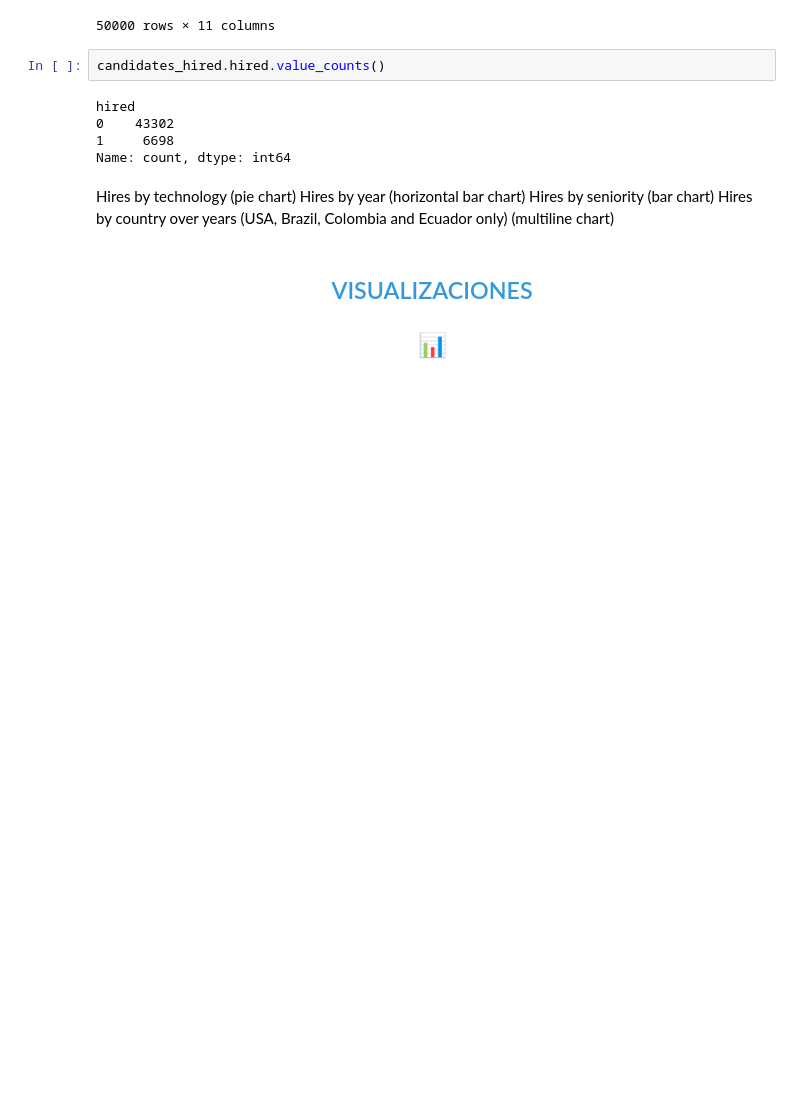
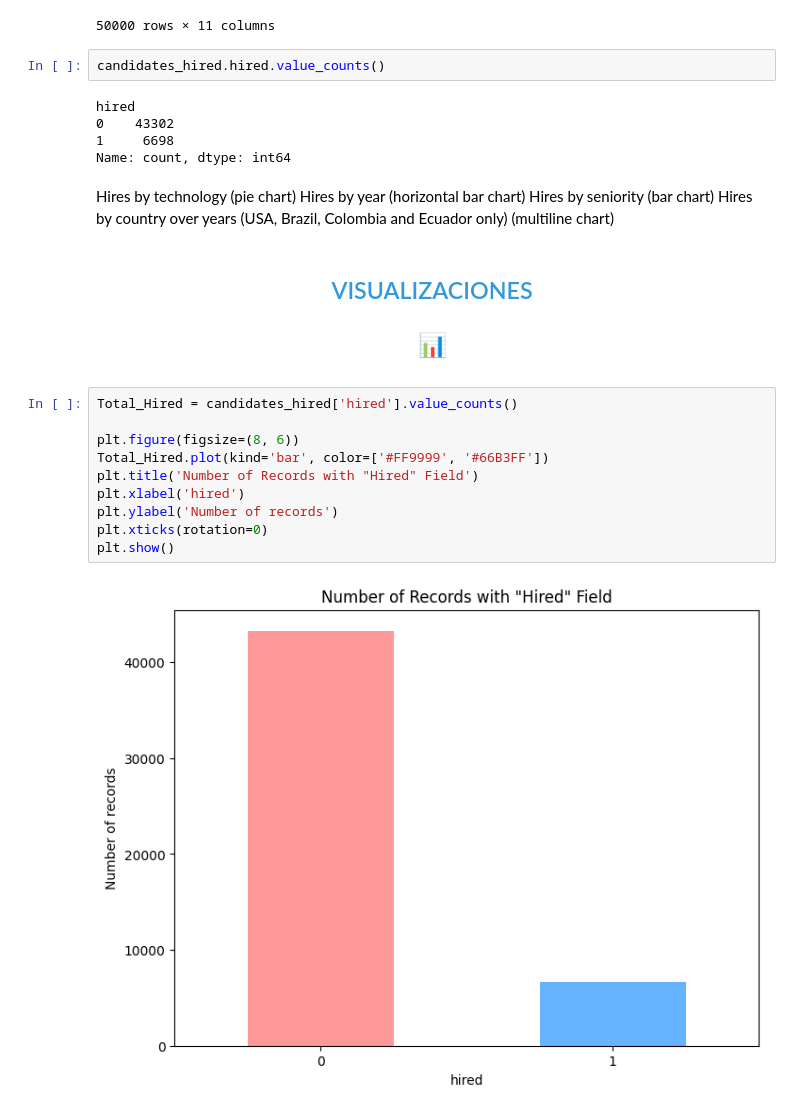
Before and after one commit to MafeTello/ETL_workshop1, a Jupyter notebook: notebook/EDA.ipynb, the cells around one changed output. Drawn from its saved outputs; the diff is of its cells as text; blank space fills up the shorter version.

```diff
--- a/notebook/EDA.ipynb
+++ b/notebook/EDA.ipynb
@@ -140,4 +129,16 @@ Hires by seniority (bar chart)
 Hires by country over years (USA, Brazil, Colombia and Ecuador only) (multiline chart)
 # %% [markdown]
 <center> <font color=#3498DB><h2>VISUALIZACIONES</h2></font>  <h2>📊</h2> </center>
+# %%
+Total_Hired = candidates_hired['hired'].value_counts()
+
+plt.figure(figsize=(8, 6))
+Total_Hired.plot(kind='bar', color=['#FF9999', '#66B3FF'])
+plt.title('Number of Records with "Hired" Field')
+plt.xlabel('hired')
+plt.ylabel('Number of records')
+plt.xticks(rotation=0)
+plt.show()
+# %% [output]
+[figure, added]
 # %%
```
Also changed, not shown: parts of 23 cells of this notebook.
